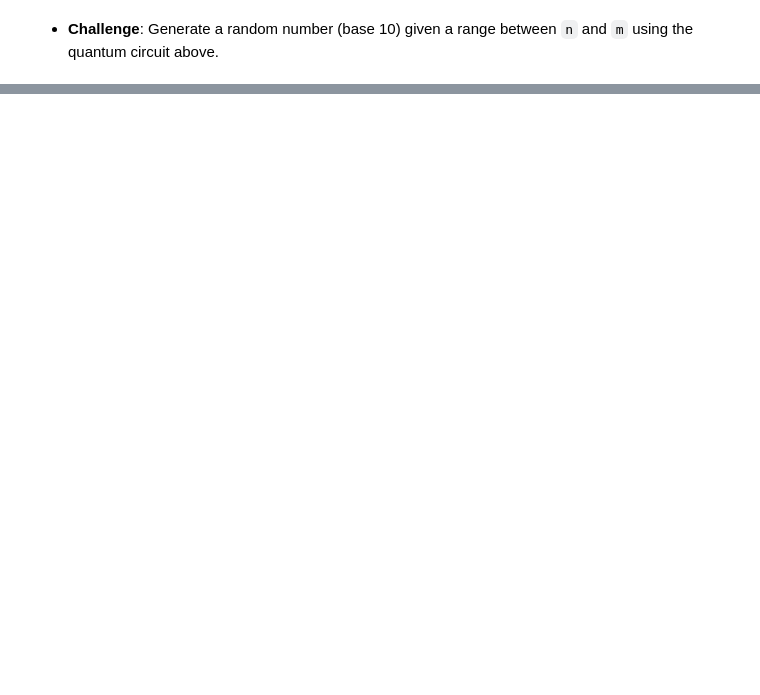
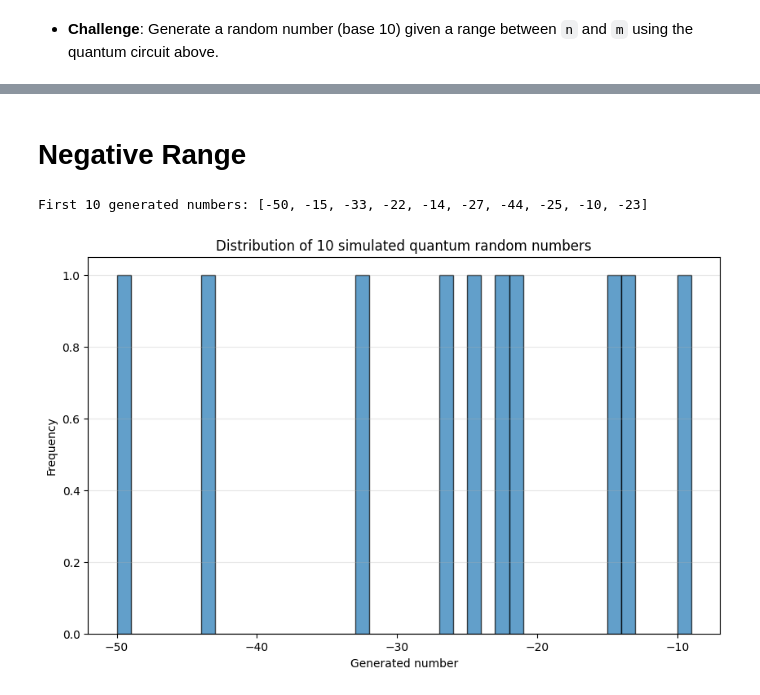
Before and after one commit to DEZE007/Quantum-Hackaton-CICC, a Jupyter notebook: qrng.ipynb, the cells around one changed output, grey strips where cells are left out. Cells and saved outputs as stored; diff of their text form; code cells hidden in the pictures; blank space fills up the shorter version.

```diff
--- a/qrng.ipynb
+++ b/qrng.ipynb
@@ -192,0 +224,33 @@ First 10 generated numbers: [12, 48, 47, 11, 27, 29, 16, 27, 20, 46]
+# %% [markdown]
+# Negative Range
+# %%
+
+
+# --- ADDITIONAL BLOCK TO RUN MULTIPLE TIMES AND PLOT A HISTOGRAM ---
+
+import matplotlib.pyplot as plt
+
+# Example usage
+n = -50
+m = -10
+
+# Number of samples to generate
+num_samples = 10  # you can adjust this value
+
+# Generate multiple random numbers using your existing function
+results = [generate_random_number(n, m) for _ in range(num_samples)]
+
+# Show the first few generated numbers for verification
+print(f"First 10 generated numbers: {results[:10]}")
+
+# Create the histogram
+plt.figure(figsize=(10, 6))
+plt.hist(results, bins=range(n, m + 2), edgecolor='black', alpha=0.7)
+plt.title(f"Distribution of {num_samples} simulated quantum random numbers")
+plt.xlabel("Generated number")
+plt.ylabel("Frequency")
+plt.grid(axis='y', alpha=0.3)
+plt.show()
+# %% [output]
+First 10 generated numbers: [-50, -15, -33, -22, -14, -27, -44, -25, -10, -23]
+[figure, added]
```
Also changed, not shown: parts of 7 cells of this notebook.
